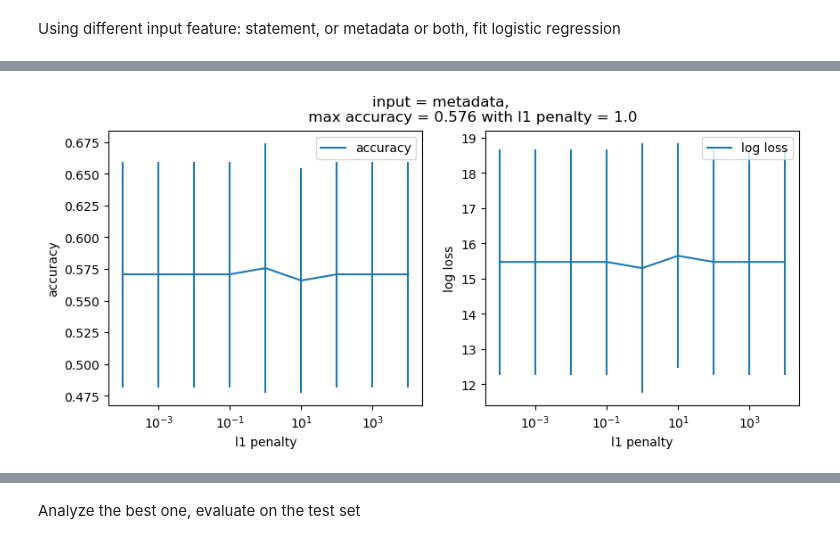
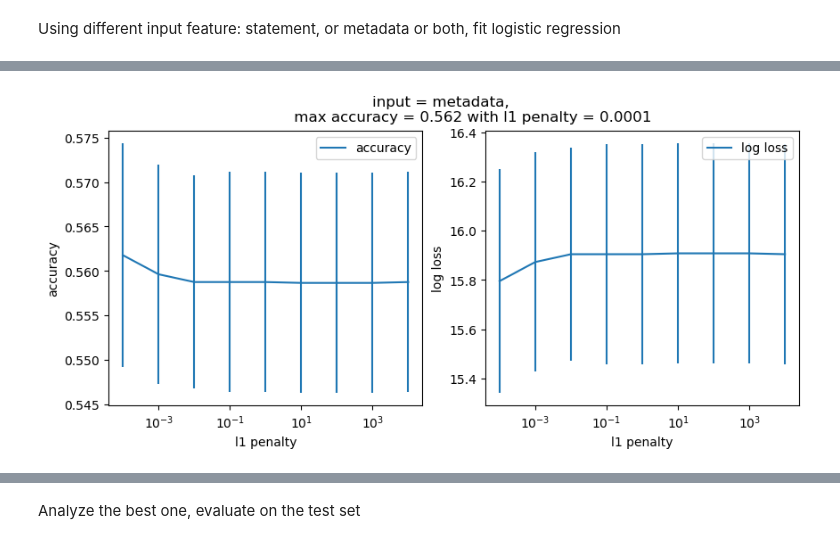
Before and after one commit to gsriddler/sta561project, a Jupyter notebook: modeling_logistic/logisticRegression.ipynb, the cells around one changed output, grey strips where cells are left out. Saved outputs shown, nothing was run; the diff lists cells and outputs as text; code cells hidden in the pictures.

```diff
--- a/modeling_logistic/logisticRegression.ipynb
+++ b/modeling_logistic/logisticRegression.ipynb
@@ -287,8 +282,8 @@ n_fold = 5
 input_features = 'statements'
 X, X_headers = getXByfeatureOption(input_features, X0, X_headers0)
 
-lasso_cv_acc_scores, lasso_cv_loss_scores = lasso_CV(X[::50],
-                                                     y[::50],
+lasso_cv_acc_scores, lasso_cv_loss_scores = lasso_CV(X[::],
+                                                     y[::],
                                                      n_fold = n_fold,
                                                      Cs = Cs,
                                                     random_state = random_state)
@@ -303,20 +298,20 @@ fig
 # %%
 input_features = 'metadata'
 X, X_headers = getXByfeatureOption(input_features, X0, X_headers0)
 
-lasso_cv_acc_scores, lasso_cv_loss_scores = lasso_CV(X[::50],
-                                                     y[::50],
+lasso_cv_acc_scores, lasso_cv_loss_scores = lasso_CV(X[::],
+                                                     y[::],
                                                      n_fold = n_fold,
                                                      Cs = Cs,
                                                     random_state = random_state)
 df_cv_score_agg = summarize_performance(Cs,n_fold,lasso_cv_acc_scores,lasso_cv_loss_scores)
 fig = plot_performance_df(df_cv_score_agg,input_features)
 
 performance_df_dict[input_features] = df_cv_score_agg
 performance_fig_dict[input_features] = fig
 fig
 # %% [output]
-[figure, old version]
+[figure, new version]
 # %%
 input_features = 'both'
 X, X_headers = getXByfeatureOption(input_features, X0, X_headers0)
```
Also changed, not shown: parts of 5 cells of this notebook.
